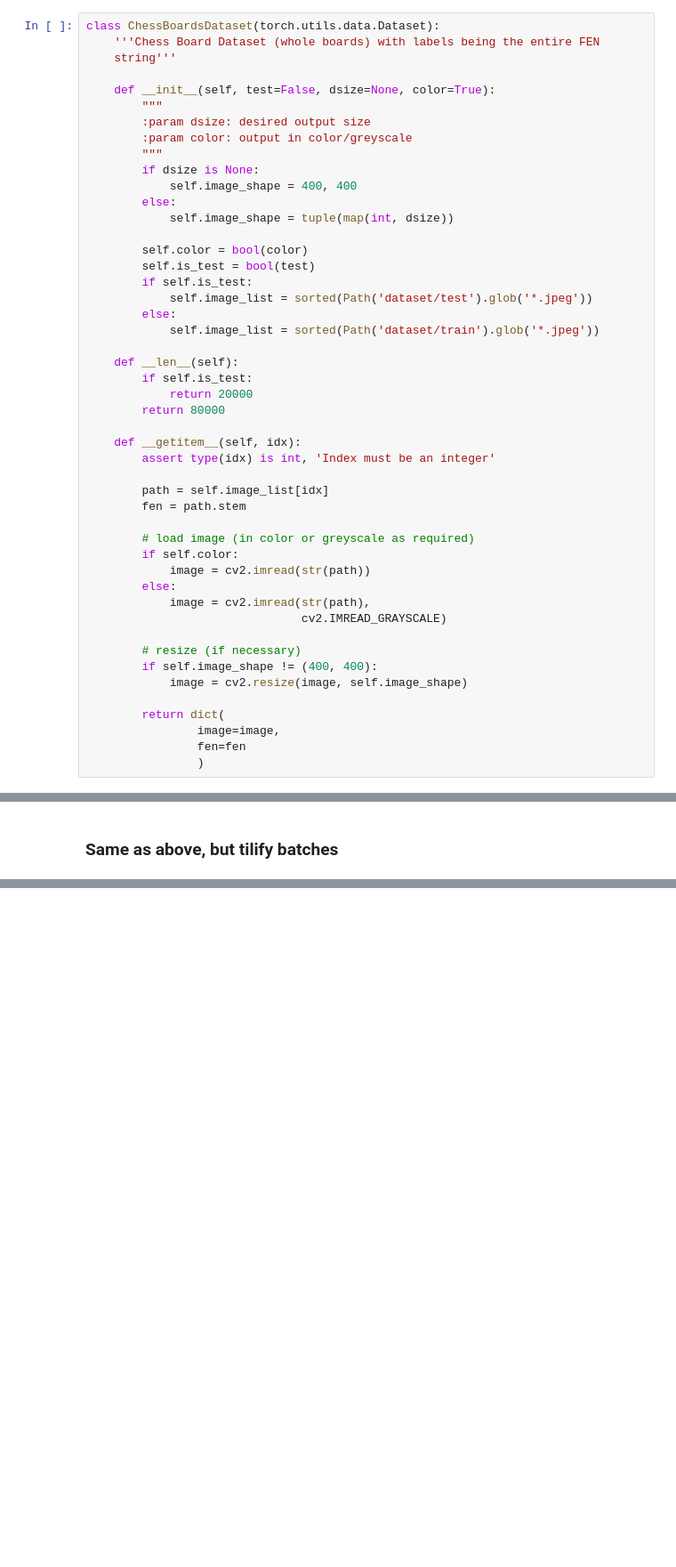
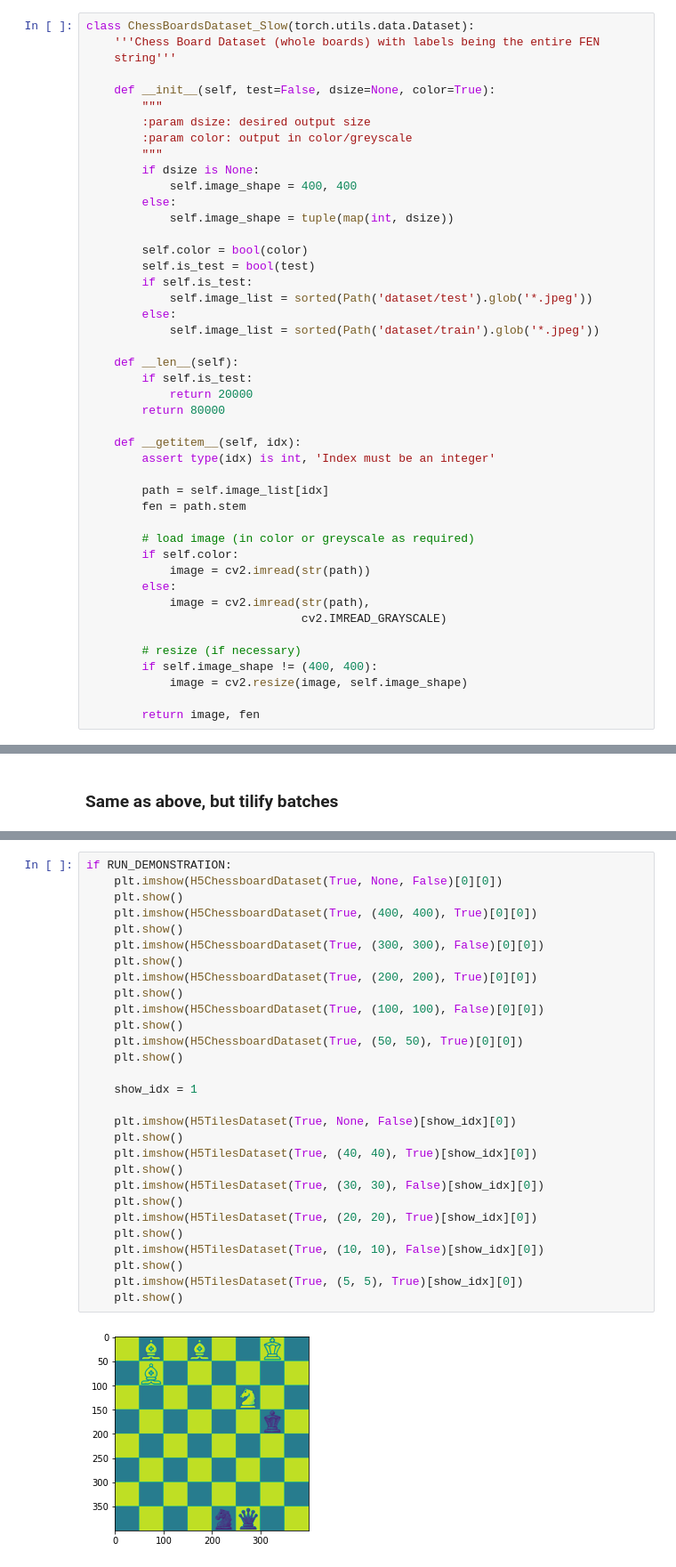
Before and after one commit to jordanc3/COMP5048, a Jupyter notebook: Loading Dataset and Preprocess.ipynb, the cells around one changed output, grey strips where cells are left out. Shown at 89% size. Cells and saved outputs as stored; diff of their text form; blank space fills up the shorter version.

Commit message:
Vastly improve speed of dataset loading via hdf5 format and more optimal compression

```diff
--- a/Loading Dataset and Preprocess.ipynb
+++ b/Loading Dataset and Preprocess.ipynb
@@ -251,7 +300,7 @@ def batched_load(test=False,
 # %% [markdown]
 ## Pytorch dataset and data loader
 # %%
-class ChessBoardsDataset(torch.utils.data.Dataset):
+class ChessBoardsDataset_Slow(torch.utils.data.Dataset):
     '''Chess Board Dataset (whole boards) with labels being the entire FEN
     string'''
 
@@ -294,10 +343,7 @@ class ChessBoardsDataset(torch.utils.data.Dataset):
         if self.image_shape != (400, 400):
             image = cv2.resize(image, self.image_shape)
 
-        return dict(
-                image=image,
-                fen=fen
-                )
+        return image, fen
 # %% [markdown]
 ## Pytorch dataset loader (Split tiles, no structure)
 # %%
@@ -453,0 +681,31 @@ if RUN_DEMONSTRATION:
+# %%
+if RUN_DEMONSTRATION:
+    plt.imshow(H5ChessboardDataset(True, None, False)[0][0])
+    plt.show()
+    plt.imshow(H5ChessboardDataset(True, (400, 400), True)[0][0])
+    plt.show()
+    plt.imshow(H5ChessboardDataset(True, (300, 300), False)[0][0])
+    plt.show()
+    plt.imshow(H5ChessboardDataset(True, (200, 200), True)[0][0])
+    plt.show()
+    plt.imshow(H5ChessboardDataset(True, (100, 100), False)[0][0])
+    plt.show()
+    plt.imshow(H5ChessboardDataset(True, (50, 50), True)[0][0])
+    plt.show()
+
+    show_idx = 1
+
+    plt.imshow(H5TilesDataset(True, None, False)[show_idx][0])
+    plt.show()
+    plt.imshow(H5TilesDataset(True, (40, 40), True)[show_idx][0])
+    plt.show()
+    plt.imshow(H5TilesDataset(True, (30, 30), False)[show_idx][0])
+    plt.show()
+    plt.imshow(H5TilesDataset(True, (20, 20), True)[show_idx][0])
+    plt.show()
+    plt.imshow(H5TilesDataset(True, (10, 10), False)[show_idx][0])
+    plt.show()
+    plt.imshow(H5TilesDataset(True, (5, 5), True)[show_idx][0])
+    plt.show()
+# %% [output]
+[figure, added]
```
Also changed, not shown: parts of 17 cells of this notebook.
